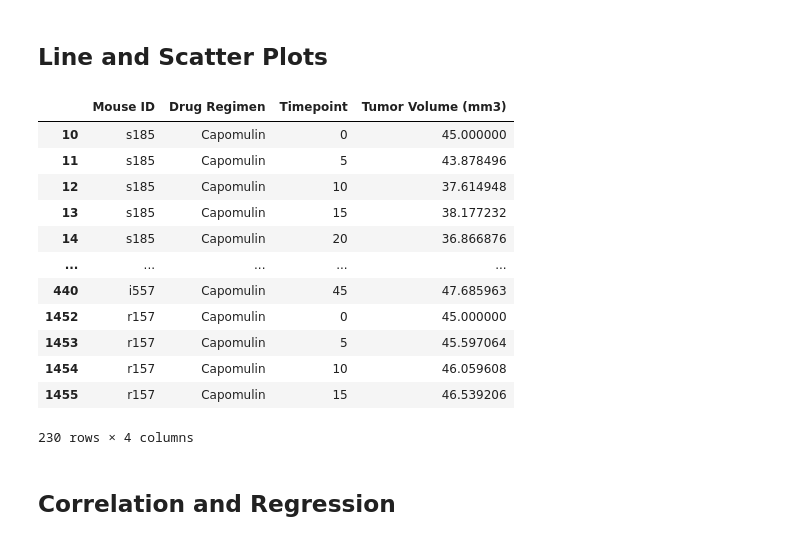
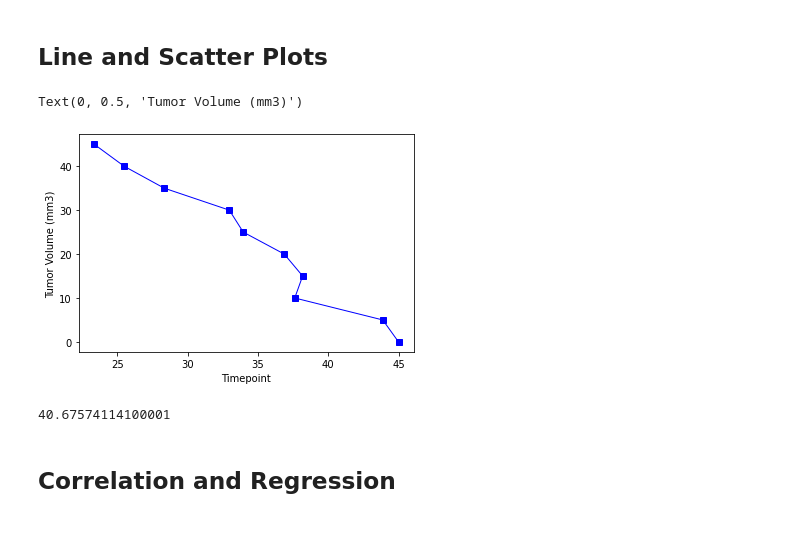
Before and after one commit to Rongjun-Ding/Matplotlib, a Jupyter notebook: Pymaceuticals/pymaceuticals_starter.ipynb, the cells around one changed output. Cells and saved outputs as stored; diff of their text form; code cells hidden in the pictures.

```diff
--- a/Pymaceuticals/pymaceuticals_starter.ipynb
+++ b/Pymaceuticals/pymaceuticals_starter.ipynb
@@ -341,25 +341,3 @@ plt.show()
 [figure]
 # %% [markdown]
 ## Line and Scatter Plots
-# %%
-# Generate a line plot of tumor volume vs. time point for a single mouse
-# treated with Capomulin
-time_points=np.arange(0,45,5)
-time_points
-tumor_volume=merge_df.loc[merge_df["Drug Regimen"] =="Capomulin", [
-    "Mouse ID", "Drug Regimen", "Timepoint","Tumor Volume (mm3)"]]
-tumor_volume
-# %% [output]
-|  | Mouse ID | Drug Regimen | Timepoint | Tumor Volume (mm3) |
-| 10 | s185 | Capomulin | 0 | 45.000000 |
-| 11 | s185 | Capomulin | 5 | 43.878496 |
-| 12 | s185 | Capomulin | 10 | 37.614948 |
-| 13 | s185 | Capomulin | 15 | 38.177232 |
-| 14 | s185 | Capomulin | 20 | 36.866876 |
-| ... | ... | ... | ... | ... |
-| 440 | i557 | Capomulin | 45 | 47.685963 |
-| 1452 | r157 | Capomulin | 0 | 45.000000 |
-| 1453 | r157 | Capomulin | 5 | 45.597064 |
-| 1454 | r157 | Capomulin | 10 | 46.059608 |
-| 1455 | r157 | Capomulin | 15 | 46.539206 |
-230 rows × 4 columns
@@ -369,3 +344,38 @@ tumor_volume
+# %%
+# Generate a line plot of tumor volume vs. time point for a single mouse
+# treated with Capomulin
+
+# First find a single mouse that used Capomulin
+example=merge_df.loc[merge_df["Drug Regimen"] =="Capomulin", [
+    "Mouse ID", "Drug Regimen", "Timepoint","Tumor Volume (mm3)"]]
+
+# Then we select one mouse who survived to 45 timepoint.
+example1=example.loc[example["Mouse ID"]=="s185",[
+    "Mouse ID","Drug Regimen", "Timepoint","Tumor Volume (mm3)"]]
+
+#get all the data for "s185" mouse.
+data1 = np.arange(0,50,5)
+time_points=[45,43.878496,37.614948,38.177232,36.866876,33.949940,32.959671,28.328531,25.472143,23.343598]
+example_test, = plt.plot(time_points, data1, marker="s",color="blue", linewidth=1, label="tumor volume")
+example1
+plt.xlabel("Timepoint")
+plt.ylabel("Tumor Volume (mm3)")
+# %% [output]
+Text(0, 0.5, 'Tumor Volume (mm3)')
+[figure, added]
+# %%
+# Generate a scatter plot of average tumor volume vs. mouse weight
+# for all mice in the Capomulin regimen
+
+#FIRST get all unique weights for all mice in the Capomulin regimen.
+exampleA=merge_df1.loc[merge_df1["Drug Regimen"] =="Capomulin", [
+    "Mouse ID", "Drug Regimen", "Weight (g)","Tumor Volume (mm3)"]]
+# SECOND, get all of tumor values in all timepoints for all mice in the Capomulin regimen.
+exampleB=merge_df.loc[merge_df["Drug Regimen"] =="Capomulin", [
+    "Mouse ID", "Drug Regimen", "Weight (g)","Tumor Volume (mm3)"]]
+sum(exampleB["Tumor Volume (mm3)"])/len(exampleB["Tumor Volume (mm3)"])
+# %% [output]
+40.67574114100001
 # %% [markdown]
 ## Correlation and Regression
 # %%
```
Also changed, not shown: parts of 2 cells of this notebook.
